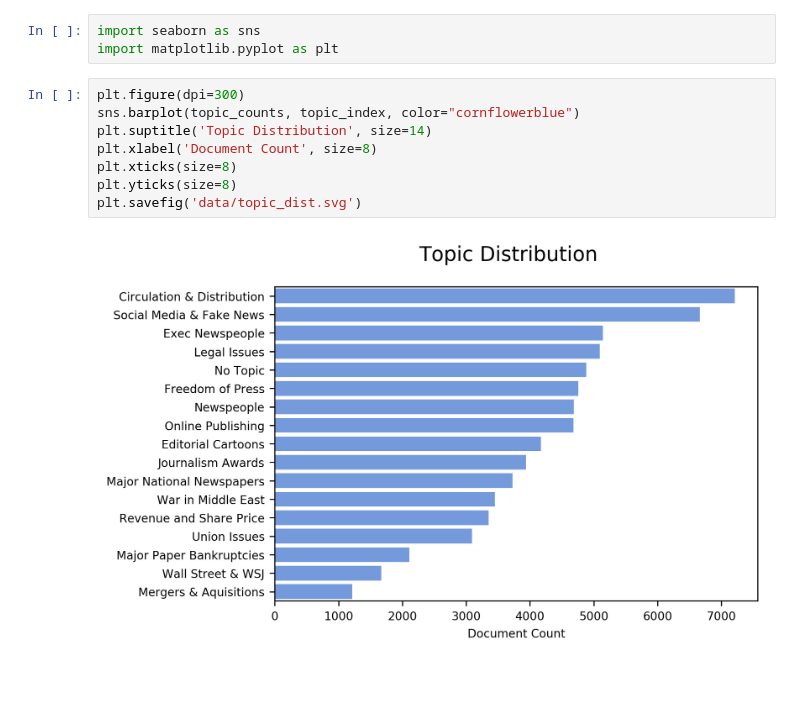
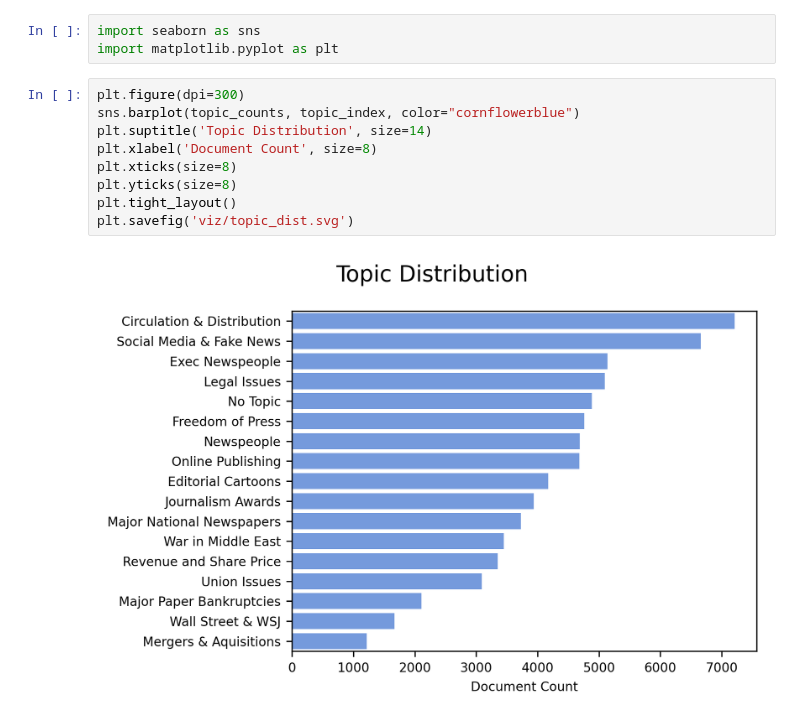
Before and after one commit to max-currier/newspaper_industry_nlp_analysis, a Jupyter notebook: 3_dimensionality_reduction.ipynb, the cells around one changed output. Cells and saved outputs as stored; diff of their text form; blank space fills up the shorter version.

```diff
--- a/3_dimensionality_reduction.ipynb
+++ b/3_dimensionality_reduction.ipynb
@@ -298,10 +300,11 @@ import matplotlib.pyplot as plt
 # %%
 plt.figure(dpi=300)
 sns.barplot(topic_counts, topic_index, color="cornflowerblue")
 plt.suptitle('Topic Distribution', size=14)
 plt.xlabel('Document Count', size=8)
 plt.xticks(size=8)
 plt.yticks(size=8)
-plt.savefig('data/topic_dist.svg')
+plt.tight_layout()
+plt.savefig('viz/topic_dist.svg')
 # %% [output]
-[figure, old version]
+[figure, new version]
```
Also changed, not shown: parts of 2 cells of this notebook, 18 other files.
